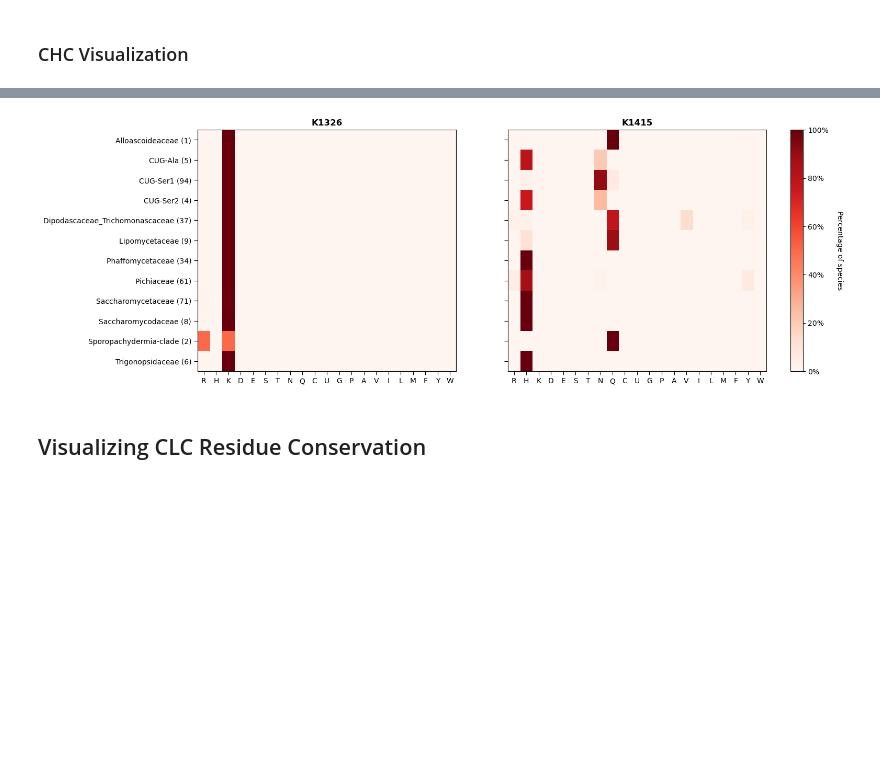
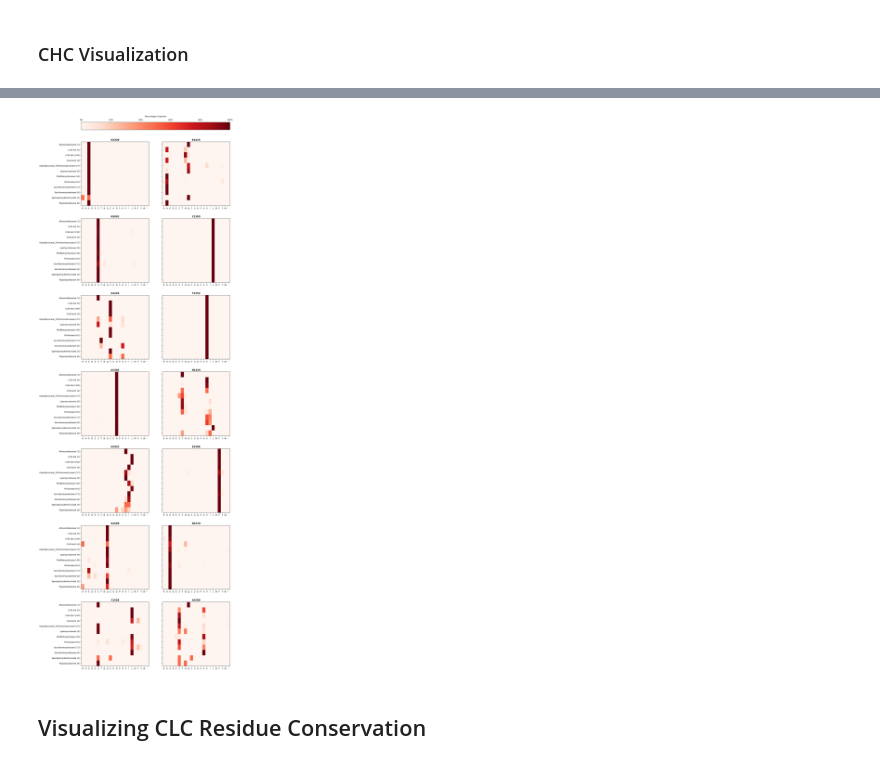
Before and after one commit to GeorgeCrawford15/yeast-clathrin-conservation, a Jupyter notebook: clathrin-chains-conservation.ipynb, the cells around one changed output, grey strips where cells are left out. Saved outputs shown, nothing was run; the diff lists cells and outputs as text; code cells hidden in the pictures; blank space fills up the shorter version.

Commit message:
redo clathrin heavy chain and clathrin light chain cleaning; tweak graphing function; add new residues for analysis and visualize

```diff
--- a/clathrin-chains-conservation.ipynb
+++ b/clathrin-chains-conservation.ipynb
@@ -106,8 +126,20 @@ clade_paths = {
 }
 
 site_dict = {
-    'K1326': 3258,
-    'K1415': 3347
+    'K1326': 3292,
+    'K1415': 3381,
+    'N1091': 3044,
+    'C1205': 3161,
+    'G1243': 3199,
+    'T1252': 3208,
+    'A1306': 3272,
+    'N1420': 3386,
+    'H1432': 3398,
+    'E1506': 3476,
+    'R1509': 3479,
+    'N1519': 3489,
+    'C1528': 3498,
+    'A1586': 3556
 }
 # %% [markdown]
 ### CHC Visualization
@@ -114,19 +150,21 @@ site_dict = {
 # %%
 # Add a descriptive comment here for how to use this function easily
 
 clade_residue_conservation(
     clade_paths,
     site_dict,
+    n_rows=7,
+    n_cols=2,
     plot_width=15,
-    plot_height=6,
+    plot_height=55,
     xaxis_size=10,
     yaxis_size=10,
     title_size=12,
     cbar_title_size=10,
     cbar_tick_size=10
 )
 # %% [output]
-[figure, old version]
+[figure, new version]
 # %% [markdown]
 ## Visualizing CLC Residue Conservation
 # %% [markdown]
```
Also changed, not shown: parts of 5 cells of this notebook, 2 other files.
